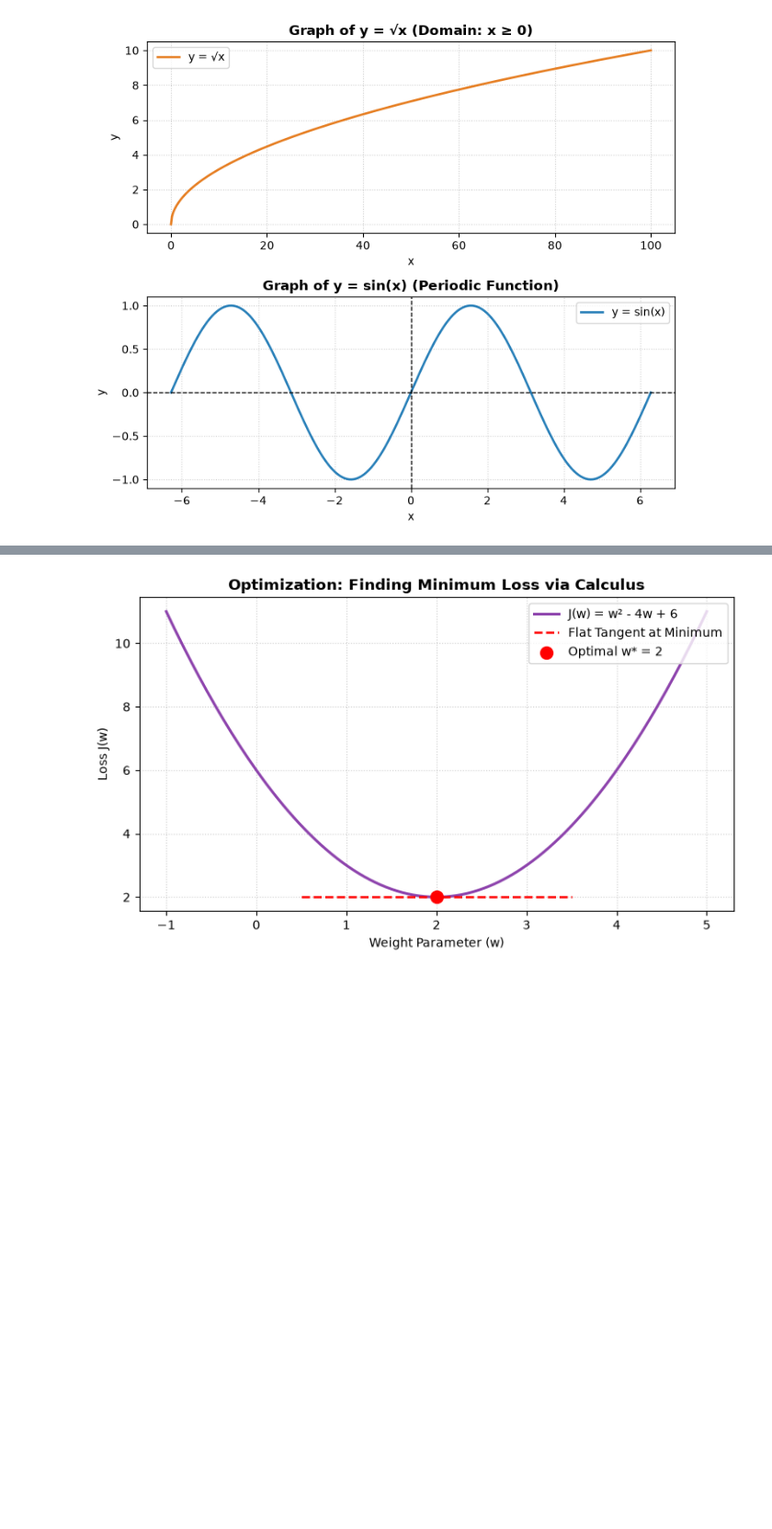
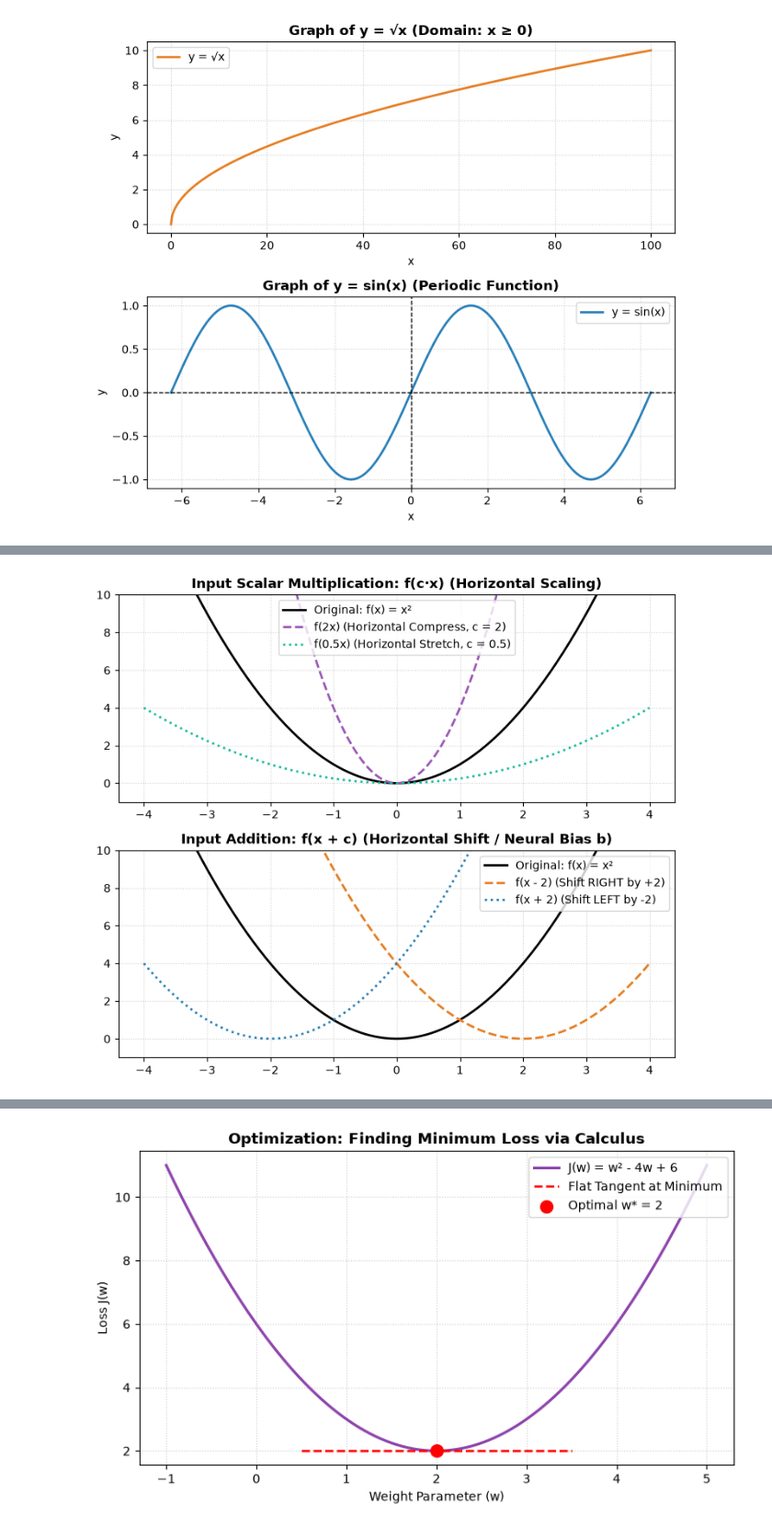
Before and after one commit to SobanAhmad-28/Ai_Ml_Learning, a Jupyter notebook: notebooks/maths_for_machine_learning/lec_3_calculus_and_optimization.ipynb, the cells around one changed output, grey strips where cells are left out. Shown at 92% size. Saved outputs shown, nothing was run; the diff lists cells and outputs as text; code cells hidden in the pictures; blank space fills up the shorter version.

```diff
--- a/notebooks/maths_for_machine_learning/lec_3_calculus_and_optimization.ipynb
+++ b/notebooks/maths_for_machine_learning/lec_3_calculus_and_optimization.ipynb
@@ -108 +194,33 @@ plt.show()
+# %%
+# Visualizing Input Transformations: f(c*x) and f(x + c)
+import numpy as np
+import matplotlib.pyplot as plt
+
+x = np.linspace(-4, 4, 300)
+f_x = x**2
+
+fig, axes = plt.subplots(2, 1, figsize=(7.5, 6.5), dpi=100)
+
+# 1. Input Scalar Multiplication: f(c * x)
+axes[0].plot(x, f_x, color='black', linewidth=2, label='Original: f(x) = x²')
+axes[0].plot(x, (2*x)**2, color='#9b59b6', linestyle='--', linewidth=2, label='f(2x) (Horizontal Compress, c = 2)')
+axes[0].plot(x, (0.5*x)**2, color='#1abc9c', linestyle=':', linewidth=2, label='f(0.5x) (Horizontal Stretch, c = 0.5)')
+axes[0].set_title('Input Scalar Multiplication: f(c·x) (Horizontal Scaling)', fontweight='bold')
+axes[0].set_ylim(-1, 10)
+axes[0].grid(True, linestyle=':', alpha=0.6)
+axes[0].legend()
+
+# 2. Input Addition: f(x + c)
+axes[1].plot(x, f_x, color='black', linewidth=2, label='Original: f(x) = x²')
+axes[1].plot(x, (x - 2)**2, color='#e67e22', linestyle='--', linewidth=2, label='f(x - 2) (Shift RIGHT by +2)')
+axes[1].plot(x, (x + 2)**2, color='#2980b9', linestyle=':', linewidth=2, label='f(x + 2) (Shift LEFT by -2)')
+axes[1].set_title('Input Addition: f(x + c) (Horizontal Shift / Neural Bias b)', fontweight='bold')
+axes[1].set_ylim(-1, 10)
+axes[1].grid(True, linestyle=':', alpha=0.6)
+axes[1].legend()
+
+plt.tight_layout()
+plt.show()
+# %% [output]
+[figure, added]
 # %% [markdown]
```
Also changed, not shown: parts of 9 cells of this notebook.
